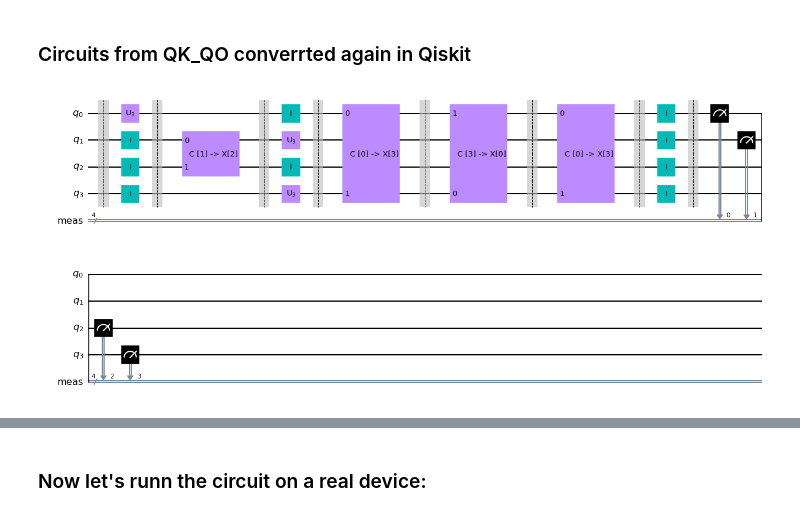
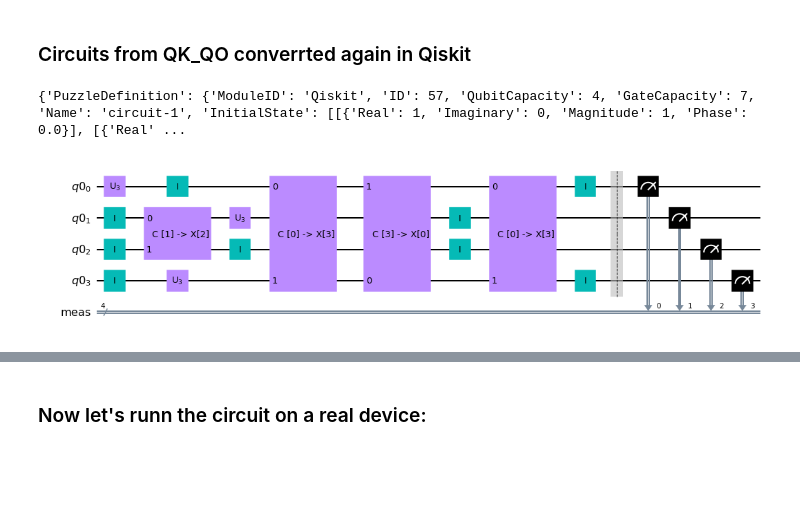
Before and after one commit to VoicuTomut/Qsiris-Quantum-Odyssey-and-Qiskit, a Jupyter notebook: example_odyssey_to_qiskit.ipynb, the cells around one changed output, grey strips where cells are left out. Drawn from its saved outputs; the diff is of its cells as text; code cells hidden in the pictures; blank space fills up the shorter version.

Commit message:
function name corected

```diff
--- a/example_odyssey_to_qiskit.ipynb
+++ b/example_odyssey_to_qiskit.ipynb
@@ -19,15 +19,16 @@ IBMQ.load_account()
 #Step 1: read the puzzle is like a python dictionary
 
 path = "circuits/qiskit_to_odyssey/example_002.qpf"
-# puzzle = read_circuit(path)
+puzzle =  load_oddysey_puzzle(path)
 # %%
 #Step 2: convert your puzzle to a Qiskit circuit
 
-qc = puzzle_to_circuit(path, initial_state=False)
+qc = odyssey_to_qiskit(puzzle, incl_initial_state=False)
 qc.measure_all()
 qc.draw('mpl')
 # %% [output]
+{'PuzzleDefinition': {'ModuleID': 'Qiskit', 'ID': 57, 'QubitCapacity': 4, 'GateCapacity': 7, 'Name': 'circuit-1', 'InitialState': [[{'Real': 1, 'Imaginary': 0, 'Magnitude': 1, 'Phase': 0.0}], [{'Real' ...
-[figure, old version]
+[figure, new version]
 # %%
 #Step 3: Runn your puzzle on a qiskit simulator
 
```
Also changed, not shown: parts of 4 cells of this notebook, 2 other files.
